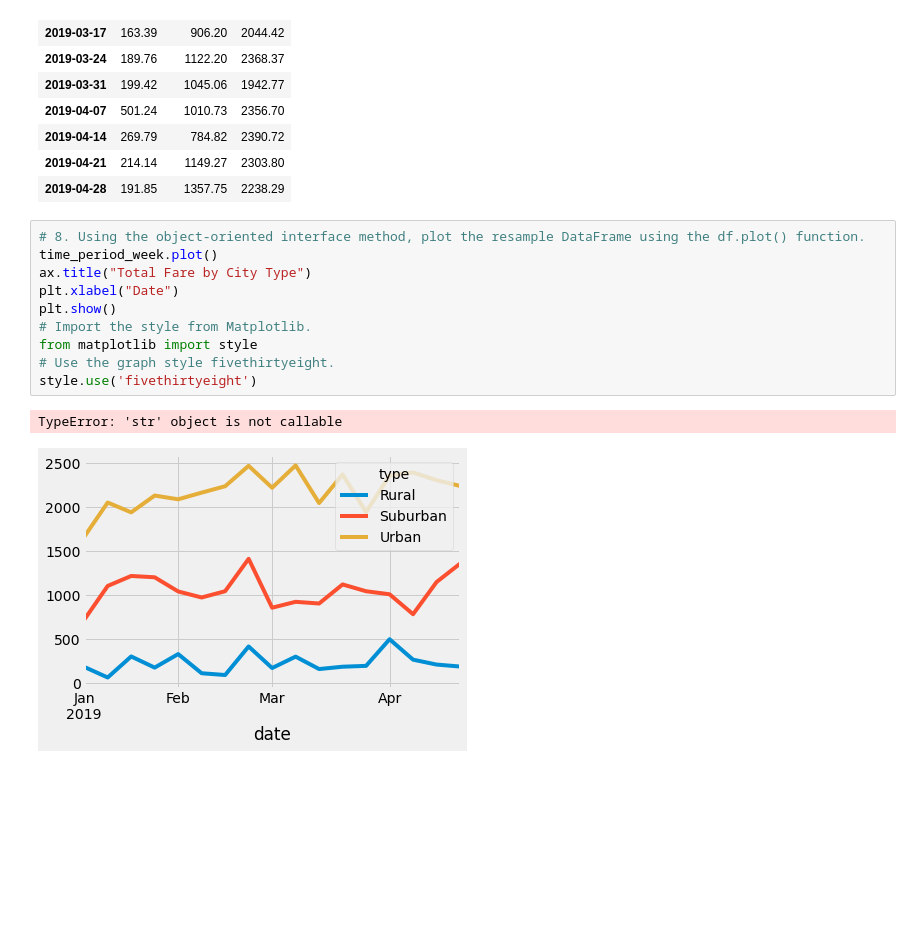
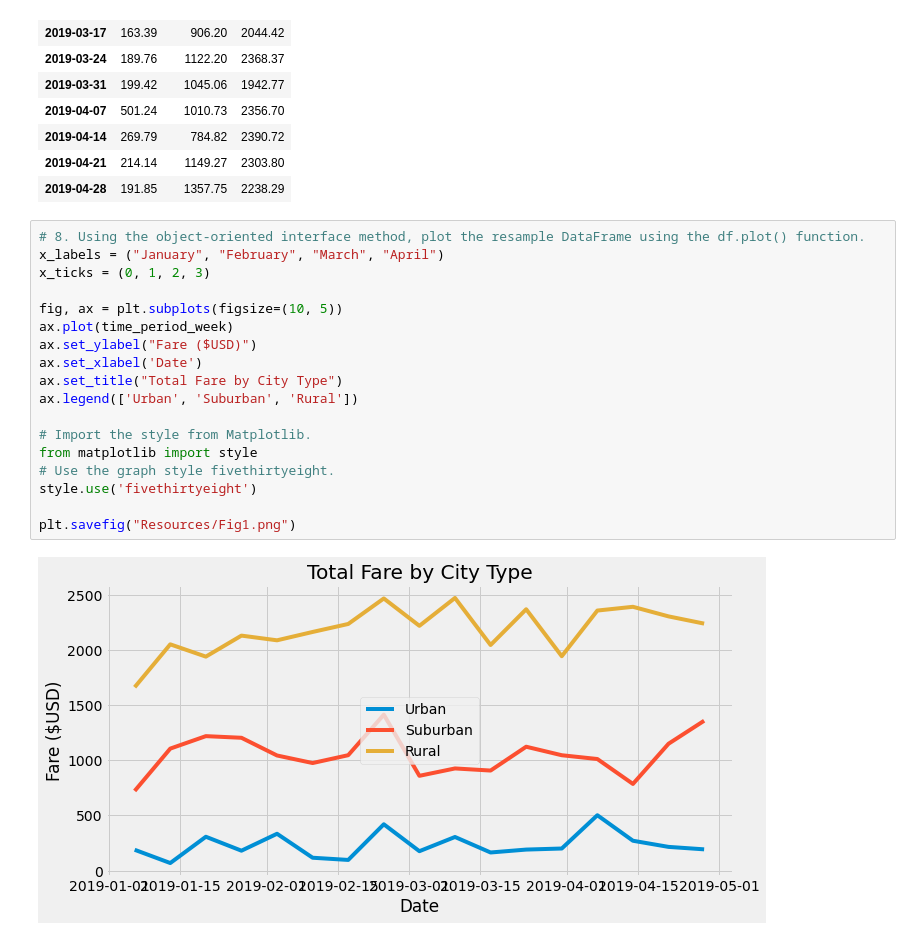
Before and after one commit to kowiak89/PyBer_Analysis, a Jupyter notebook: PyBer_Challenge.ipynb, the cells around one changed output. Cells and saved outputs as stored; diff of their text form; blank space fills up the shorter version.

```diff
--- a/PyBer_Challenge.ipynb
+++ b/PyBer_Challenge.ipynb
@@ -254,14 +254,21 @@ time_period_week
 | 2019-04-28 | 191.85 | 1357.75 | 2238.29 |
 # %%
 # 8. Using the object-oriented interface method, plot the resample DataFrame using the df.plot() function.
-time_period_week.plot()
-ax.title("Total Fare by City Type")
-plt.xlabel("Date")
-plt.show()
+x_labels = ("January", "February", "March", "April")
+x_ticks = (0, 1, 2, 3)
+
+fig, ax = plt.subplots(figsize=(10, 5))
+ax.plot(time_period_week)
+ax.set_ylabel("Fare ($USD)")
+ax.set_xlabel('Date')
+ax.set_title("Total Fare by City Type")
+ax.legend(['Urban', 'Suburban', 'Rural'])
+
 # Import the style from Matplotlib.
 from matplotlib import style
 # Use the graph style fivethirtyeight.
 style.use('fivethirtyeight')
+
+plt.savefig("Resources/Fig1.png")
 # %% [output]
-TypeError: 'str' object is not callable
-[figure, old version]
+[figure, new version]
```
Also changed, not shown: 1 other file.
